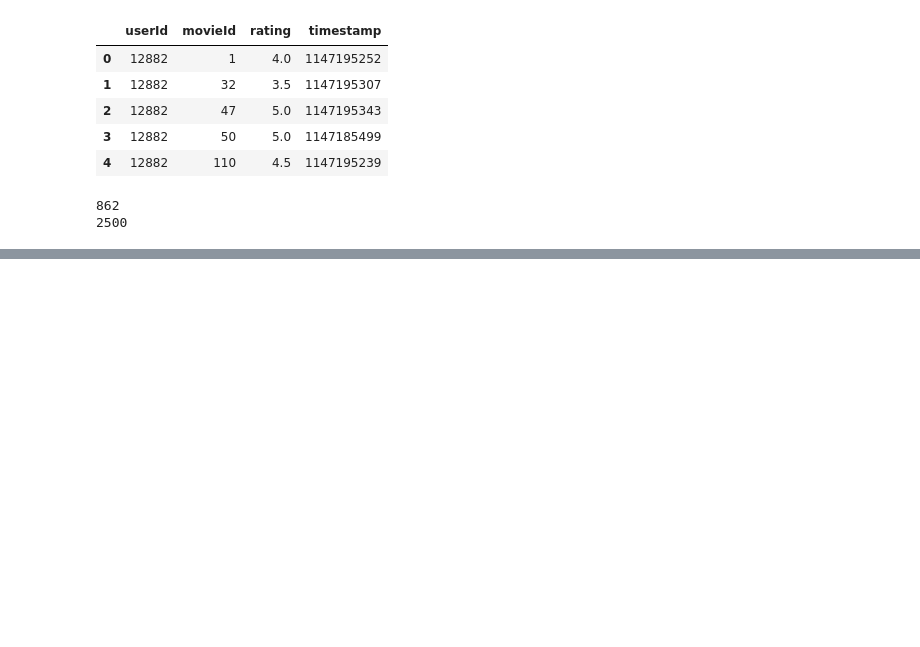
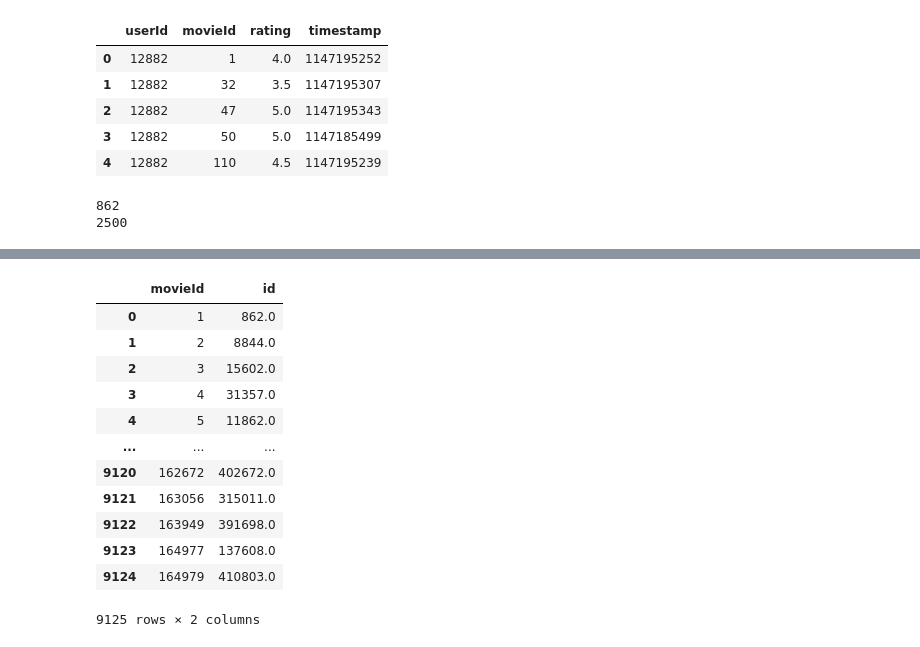
Before and after one commit to duybluemind1988/Data-science, a Jupyter notebook: Recommendation/Kaggle_movie_recommender_all_methods.ipynb, the cells around one changed output, grey strips where cells are left out. Drawn from its saved outputs; the diff is of its cells as text; code cells hidden in the pictures; blank space fills up the shorter version.

```diff
--- a/Recommendation/Kaggle_movie_recommender_all_methods.ipynb
+++ b/Recommendation/Kaggle_movie_recommender_all_methods.ipynb
@@ -2829,3 +2825,13 @@ print(n_movies)
 # %% [output]
 862
 2500
+# %%
+df=ratings.copy()
+df["rating"] = df["rating"].values.astype(np.float32)
+# min and max ratings will be used to normalize the ratings later
+min_rating = min(df["rating"])
+max_rating = max(df["rating"])
+
+print(
+    "Number of users: {}, Number of Movies: {}, Min rating: {}, Max rating: {}".format(
+        n_users, n_movies, min_rating, max_rating))
@@ -2831,0 +2840,4 @@ print(n_movies)
+# %%
+df = df.sample(frac=1, random_state=42) # trộn random
+x = df[["userId", "movieId"]].values
+x
@@ -2873,0 +3137,10 @@ plot_model(model, show_shapes=True, show_layer_names=True)
+# %%
+def convert_int(x):
+    try:
+        return int(x)
+    except:
+        return np.nan
+# %%
+id_map = pd.read_csv('/content/drive/My Drive/Data/Movie dataset/links_small.csv')[['movieId', 'tmdbId']]
+id_map['tmdbId'] = id_map['tmdbId'].apply(convert_int)
+id_map.head()
@@ -2873,0 +3154,17 @@ plot_model(model, show_shapes=True, show_layer_names=True)
+# %%
+id_map.columns = ['movieId', 'id']
+id_map
+# %% [output]
+|  | movieId | id |
+| 0 | 1 | 862.0 |
+| 1 | 2 | 8844.0 |
+| 2 | 3 | 15602.0 |
+| 3 | 4 | 31357.0 |
+| 4 | 5 | 11862.0 |
+| ... | ... | ... |
+| 9120 | 162672 | 402672.0 |
+| 9121 | 163056 | 315011.0 |
+| 9122 | 163949 | 391698.0 |
+| 9123 | 164977 | 137608.0 |
+| 9124 | 164979 | 410803.0 |
+9125 rows × 2 columns
```
Also changed, not shown: parts of 52 cells of this notebook.
